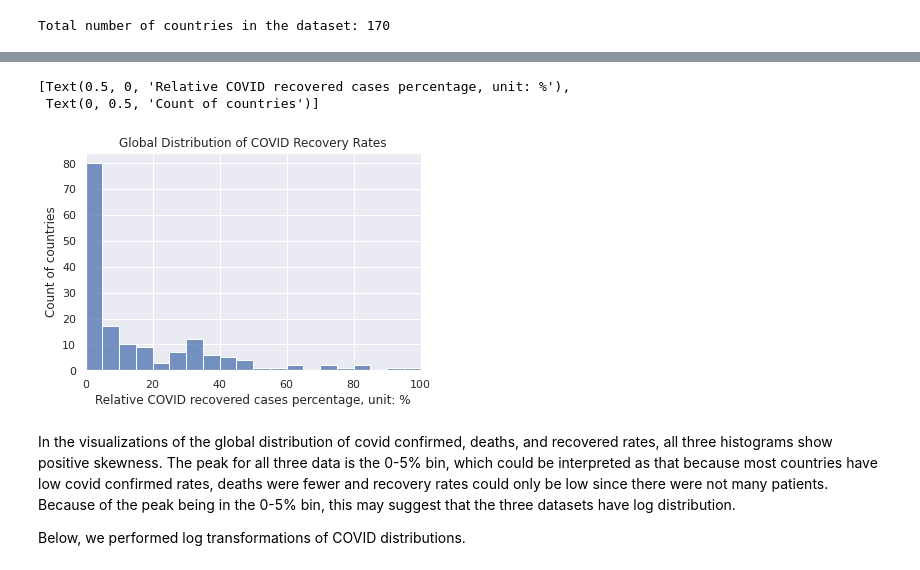
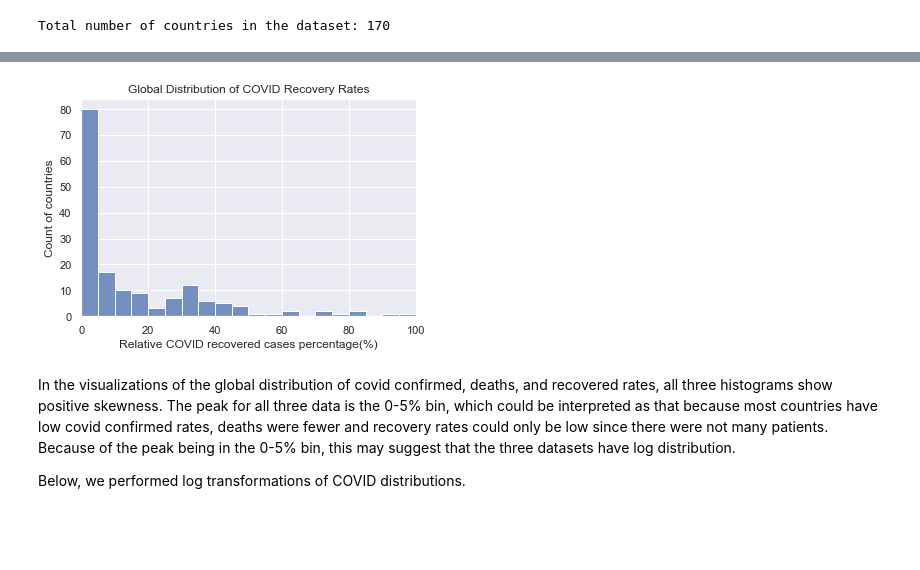
Before and after one commit to chwheo/cogs108-final-project, a Jupyter notebook: FinalProjectGroup061Sp22.ipynb, the cells around one changed output, grey strips where cells are left out. Saved outputs shown, nothing was run; the diff lists cells and outputs as text; code cells hidden in the pictures; blank space fills up the shorter version.

```diff
--- a/FinalProjectGroup061Sp22.ipynb
+++ b/FinalProjectGroup061Sp22.ipynb
@@ -454,13 +450,11 @@ fig5.set(xlabel='Relative COVID death cases percentage, unit: %', ylabel='Count
 # %%
 # covid recovered cases distribution worldwide
 fig6 = sns.histplot(x='recovered_percentage', data=df_relative_percentage, stat='count', bins=20)
 fig6.set(xlim=(0, 100))
 fig6.set_title('Global Distribution of COVID Recovery Rates')
-fig6.set(xlabel='Relative COVID recovered cases percentage, unit: %', ylabel='Count of countries')
+fig6.set(xlabel='Relative COVID recovered cases percentage(%)', ylabel='Count of countries');
 # %% [output]
-[Text(0.5, 0, 'Relative COVID recovered cases percentage, unit: %'),
- Text(0, 0.5, 'Count of countries')]
-[figure, old version]
+[figure, new version]
 # %% [markdown]
 In the visualizations of the global distribution of covid confirmed, deaths, and recovered rates, all three histograms show positive skewness. The peak for all three data is the 0-5% bin, which could be interpreted as that because most countries have low covid confirmed rates, deaths were fewer and recovery rates could only be low since there were not many patients. Because of the peak being in the 0-5% bin, this may suggest that the three datasets have log distribution.
 
```
Also changed, not shown: parts of 63 cells of this notebook.
